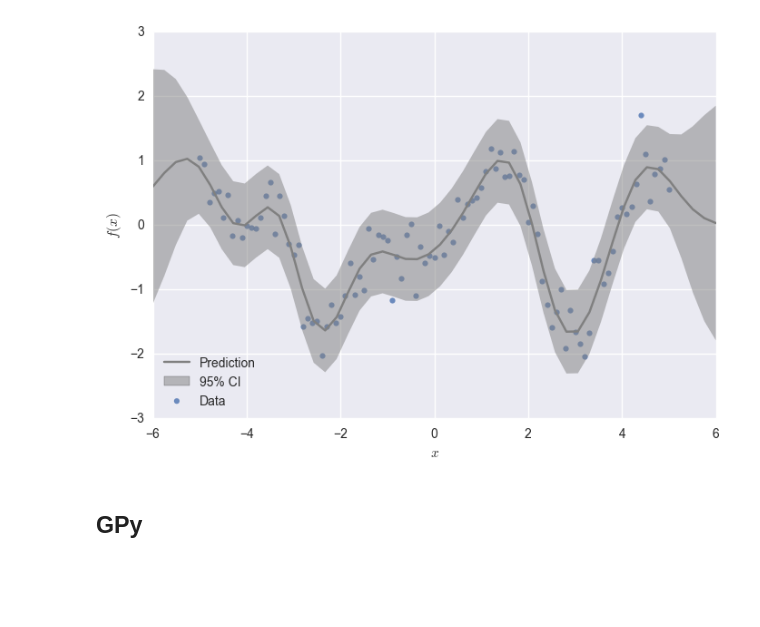
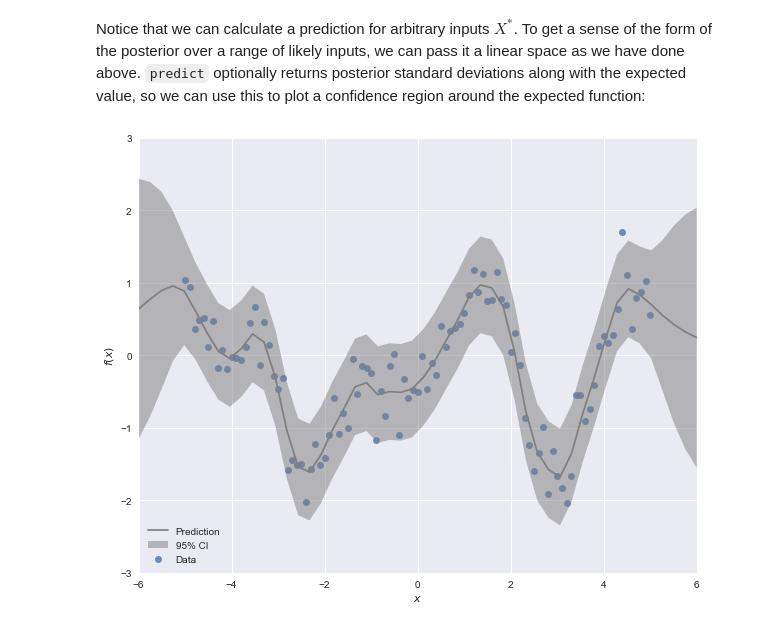
Before and after one commit to fonnesbeck/gp_showdown, a Jupyter notebook: GP Showdown.ipynb, the cells around one changed output. Drawn from its saved outputs; the diff is of its cells as text; code cells hidden in the pictures; blank space fills up the shorter version.

```diff
--- a/GP Showdown.ipynb
+++ b/GP Showdown.ipynb
@@ -16,0 +150,5 @@ plt = sns.plt
+# %%
+x_more = [-2.1, -1.5, 0.3, 1.8, 2.5]
+mu, s = conditional(x_more, x, y, θ)
+y_more = np.random.multivariate_normal(mu, s)
+y_more
@@ -16,0 +157,12 @@ plt = sns.plt
+# %%
+x += x_more
+y += y_more.tolist()
+
+σ_new = exponential_cov(x, x, θ)
+
+predictions = [predict(i, x, exponential_cov, θ, σ_new, y) for i in x_pred]
+
+y_pred, sigmas = np.transpose(predictions)
+plt.errorbar(x_pred, y_pred, yerr=sigmas, capsize=0)
+plt.plot(x, y, "ro")
+plt.ylim(-3, 3);
@@ -28,0 +218,2 @@ from sklearn.gaussian_process.kernels import ExpSineSquared, RBF, Matern, WhiteK
+# %%
+kernel = ConstantKernel() + Matern(length_scale=2, nu=3/2) + WhiteKernel(noise_level=1)
@@ -31,3 +226,0 @@ X = x.reshape(-1, 1)
-# %%
-kernel = (Matern(length_scale=1, nu=10)
-          + WhiteKernel(noise_level=1, noise_level_bounds=(1e-10, 1e+1)))
@@ -46,18 +256,20 @@ gp.score(X, y)
 # %%
 x_pred = np.linspace(-6, 6).reshape(-1,1)
 y_pred, sigma = gp.predict(x_pred, return_std=True)
+# %% [markdown]
+Notice that we can calculate a prediction for arbitrary inputs $X^*$. To get a sense of the form of the posterior over a range of likely inputs, we can pass it a linear space as we have done above. `predict` optionally returns posterior standard deviations along with the expected value, so we can use this to plot a confidence region around the expected function:
 # %%
+plt.figure(figsize=(10,8))
 sns.regplot(x, y, fit_reg=False, label='Data')
 plt.plot(x_pred, y_pred, color='grey', label='Prediction')
 plt.fill(np.concatenate([x_pred, x_pred[::-1]]),
-         np.concatenate([y_pred - 1.9600 * sigma,
-                        (y_pred + 1.9600 * sigma)[::-1]]),
+         np.concatenate([y_pred - 2*sigma,
+                        (y_pred + 2*sigma)[::-1]]),
          alpha=.5, fc='grey', ec='None', label='95% CI')
 plt.xlabel('$x$')
 plt.ylabel('$f(x)$')
 plt.xlim(-6, 6)
+plt.ylim(-3, 3)
 plt.legend(loc='lower left');
 # %% [output]
-[figure, old version]
+[figure, new version]
-# %% [markdown]
-## GPy
```
Also changed, not shown: parts of 114 cells of this notebook.
